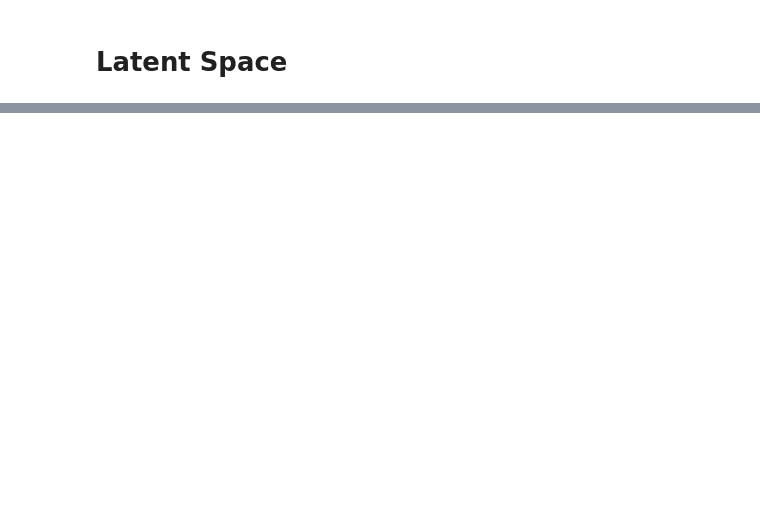
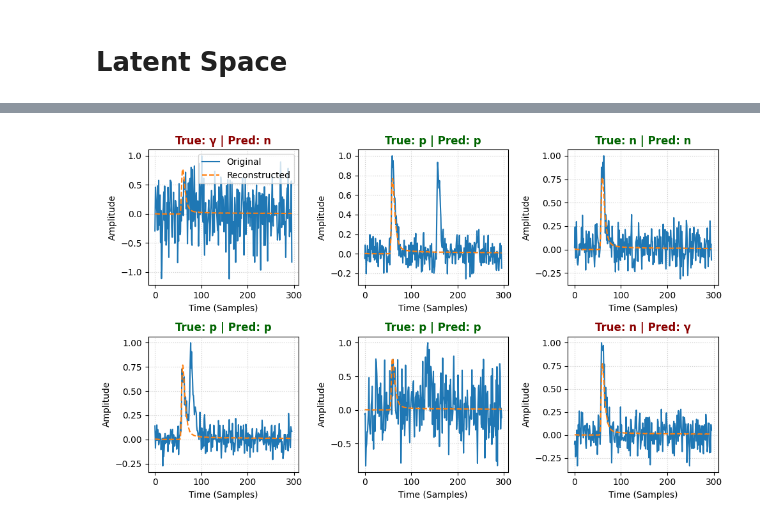
Before and after one commit to eberthol/PSD_GMVA_paper, a Jupyter notebook: GMVAE/Minimal_GMVAE.ipynb, the cells around one changed output, grey strips where cells are left out. Saved outputs shown, nothing was run; the diff lists cells and outputs as text; code cells hidden in the pictures; blank space fills up the shorter version.

```diff
--- a/GMVAE/Minimal_GMVAE.ipynb
+++ b/GMVAE/Minimal_GMVAE.ipynb
@@ -191,0 +227,4 @@ gpv.plot_interactive_3d_pca(train_loader, model) # opens a browser
+# %%
+gpv.plot_random_reconstructions(model, test_loader)
+# %% [output]
+[figure, added]
```
Also changed, not shown: parts of 16 cells of this notebook, 1 other file.
